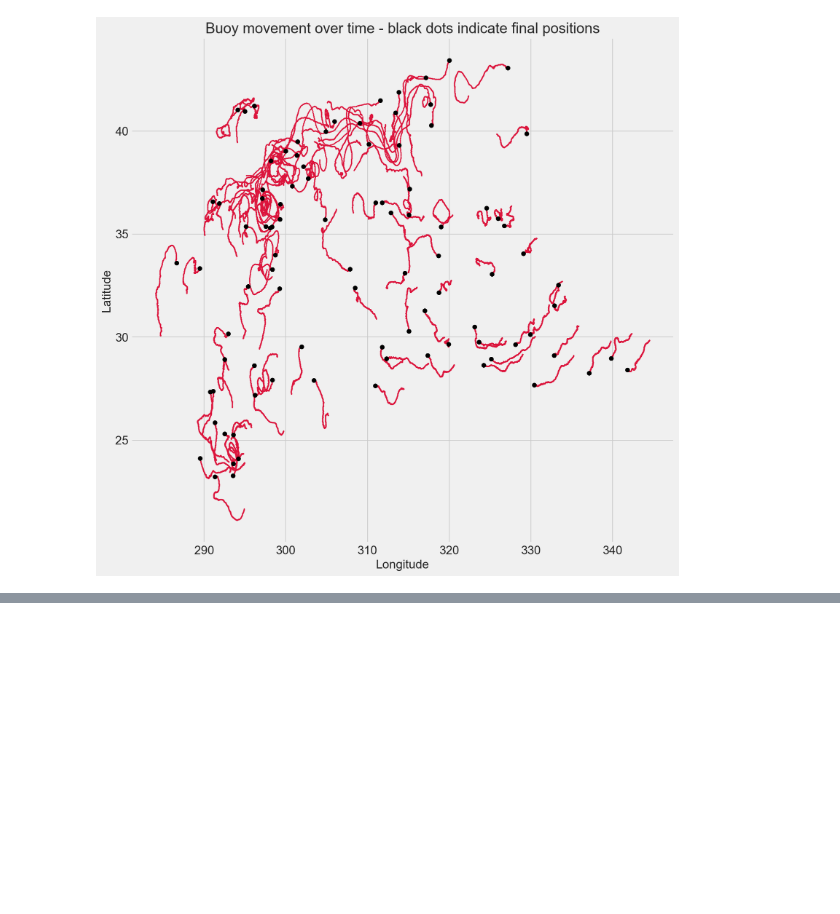
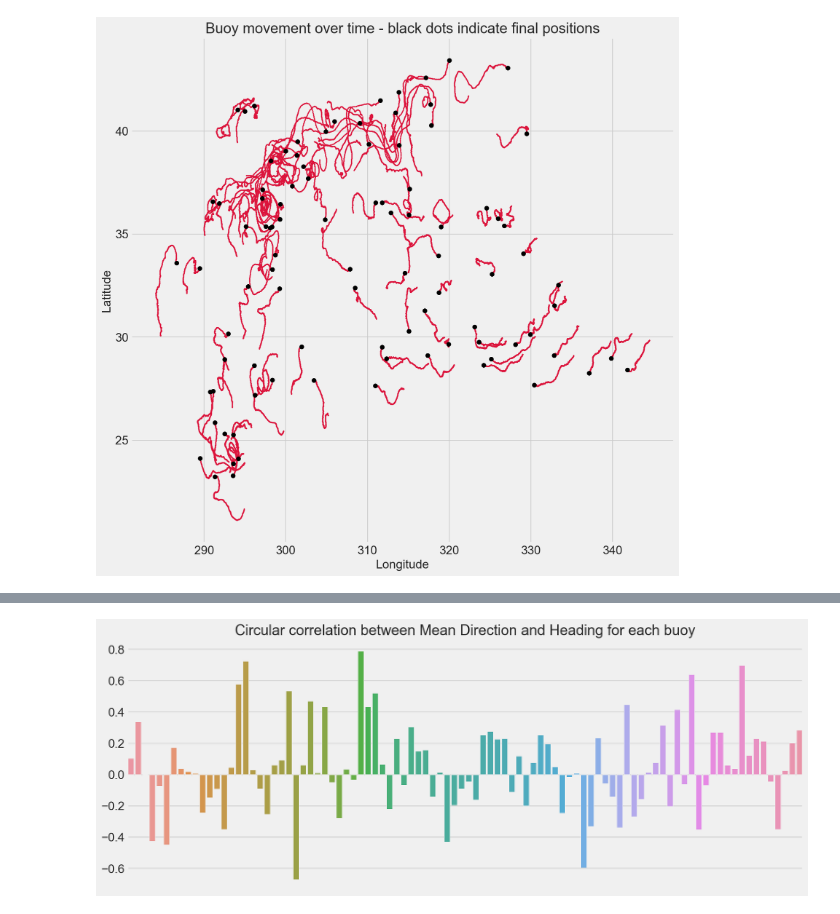
Before and after one commit to esbatiehsan/forecasting-floats, a Jupyter notebook: data-cleaning-exploration.ipynb, the cells around one changed output, grey strips where cells are left out. Cells and saved outputs as stored; diff of their text form; code cells hidden in the pictures; blank space fills up the shorter version.

```diff
--- a/data-cleaning-exploration.ipynb
+++ b/data-cleaning-exploration.ipynb
@@ -113,0 +128,4 @@ plt.show()
+# %%
+plot_corr(buoy_data, 'Mean Direction', 'Heading', 'circ')
+# %% [output]
+[figure, added]
```
Also changed, not shown: parts of 18 cells of this notebook.
